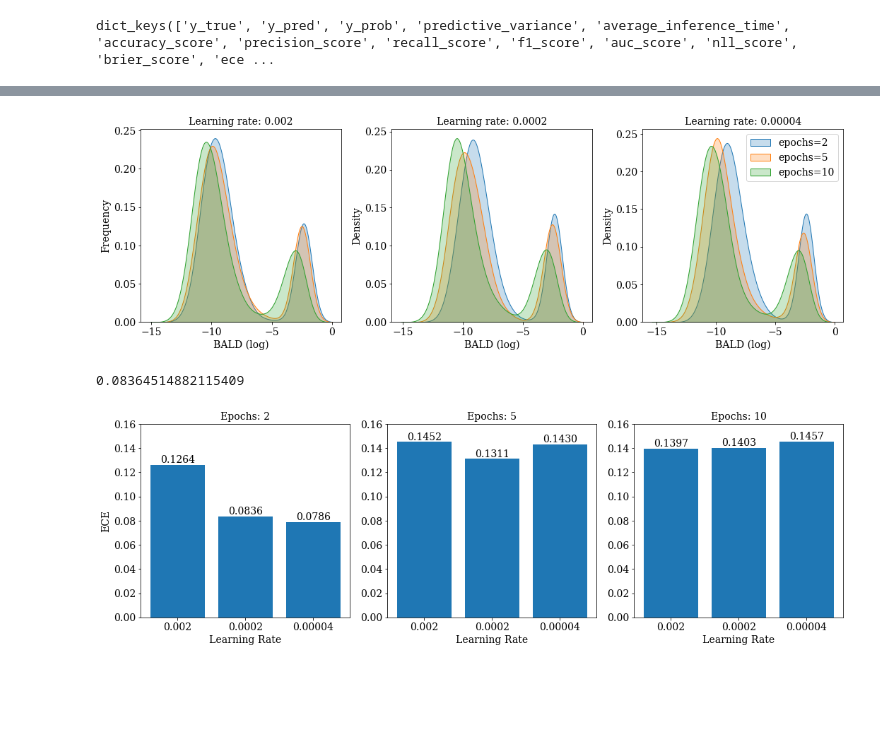
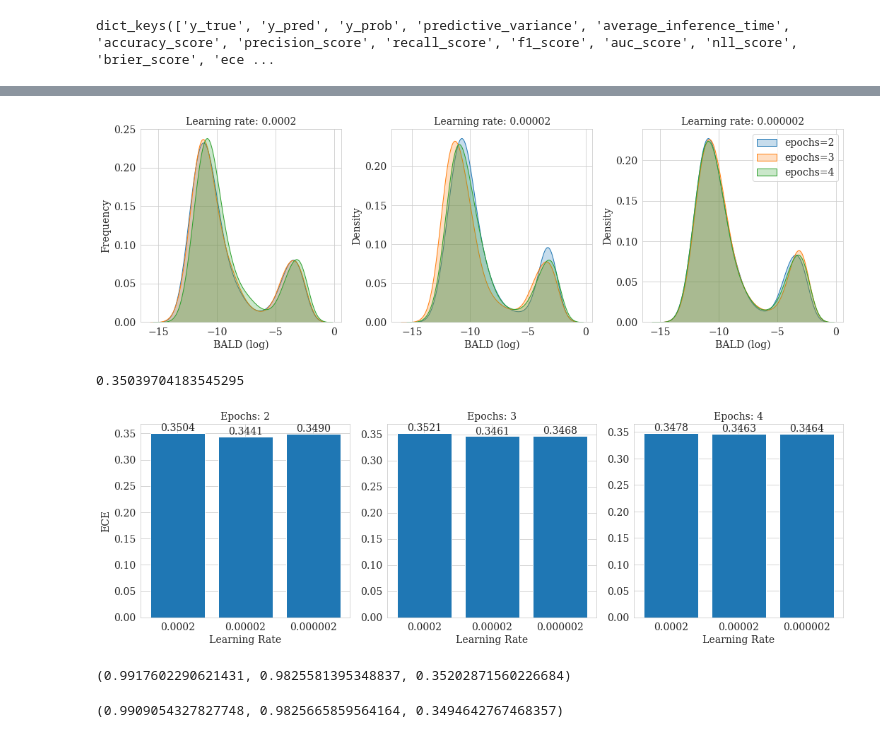
Before and after one commit to jsonnenburg/real-time-uncertainty-text-classification, a Jupyter notebook: analysis/uncertainty_distillation_hyperparameters.ipynb, the cells around one changed output, grey strips where cells are left out. Drawn from its saved outputs; the diff is of its cells as text; code cells hidden in the pictures; blank space fills up the shorter version.

```diff
--- a/analysis/uncertainty_distillation_hyperparameters.ipynb
+++ b/analysis/uncertainty_distillation_hyperparameters.ipynb
@@ -12,8 +12,8 @@ image_save_path = os.path.join('.', 'plots'); os.makedirs(image_save_path, exist
 results_dict = {}
 
 shen_loss_weights = ['0.5', '1', '2']
-learning_rates = ['0.002', '0.0002', '0.00004']
-epochs_list = ['2', '5', '10']
+learning_rates = ['0.0002', '0.00002', '0.000002']
+epochs_list = ['2', '3', '4']
 
 for shen_loss_weight in shen_loss_weights:
     if shen_loss_weight not in results_dict:
@@ -141,27 +145,35 @@ for i, learning_rate in enumerate(learning_rates):
         axs[i].legend()
 plt.tight_layout()
 # %% [output]
-[figure, old version]
+[figure, new version]
 # %%
 results_dict['1']['0.0002']['2']['ece_score']
 # %% [output]
-0.08364514882115409
+0.35039704183545295
 # %%
 # for shen loss weight = 1, plot ECE per learning rate and epochs
 fig, axs = plt.subplots(1, 3, figsize=(15, 5))
 
 # bar plot for each epoch
 for i, epoch in enumerate(epochs_list):
-    ece_values = [results_dict[shen_loss_weight][learning_rate][epoch]['ece_score'] for learning_rate in learning_rates]
+    ece_values = [results_dict['1'][learning_rate][epoch]['ece_score'] for learning_rate in learning_rates]
     axs[i].bar(learning_rates, ece_values)
     # add actual values on top of bars
     for j, ece in enumerate(ece_values):
         axs[i].text(j, ece, f"{ece:.4f}", ha='center', va='bottom')
     axs[i].set_title(f"Epochs: {epoch}")
     axs[i].set_xlabel("Learning Rate")
     if i == 0:
         axs[i].set_ylabel("ECE")
-    axs[i].set_ylim([0, 0.16])
+    # axs[i].set_ylim([0, 0.16])
 plt.tight_layout()
 # %% [output]
-[figure, old version]
+[figure, new version]
+# %%
+results_dict['2']['0.000002']['4']['auc_score'], results_dict['2']['0.000002']['4']['f1_score'], results_dict['2']['0.000002']['4']['ece_score']
+# %% [output]
+(0.9917602290621431, 0.9825581395348837, 0.35202871560226684)
+# %%
+results_dict['2']['0.00002']['2']['auc_score'], results_dict['2']['0.00002']['2']['f1_score'], results_dict['2']['0.00002']['2']['ece_score']
+# %% [output]
+(0.9909054327827748, 0.9825665859564164, 0.3494642767468357)
```
Also changed, not shown: parts of 7 cells of this notebook, 4 other files.
